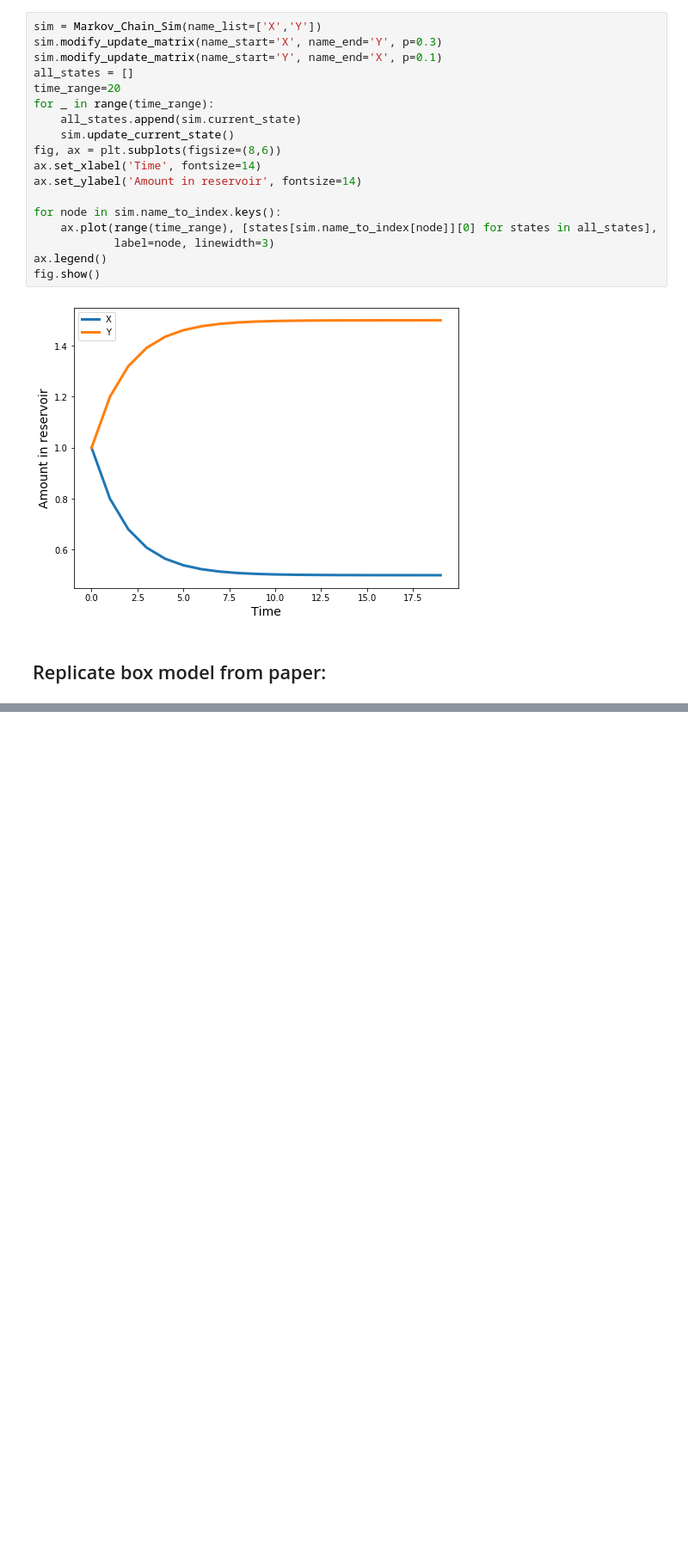
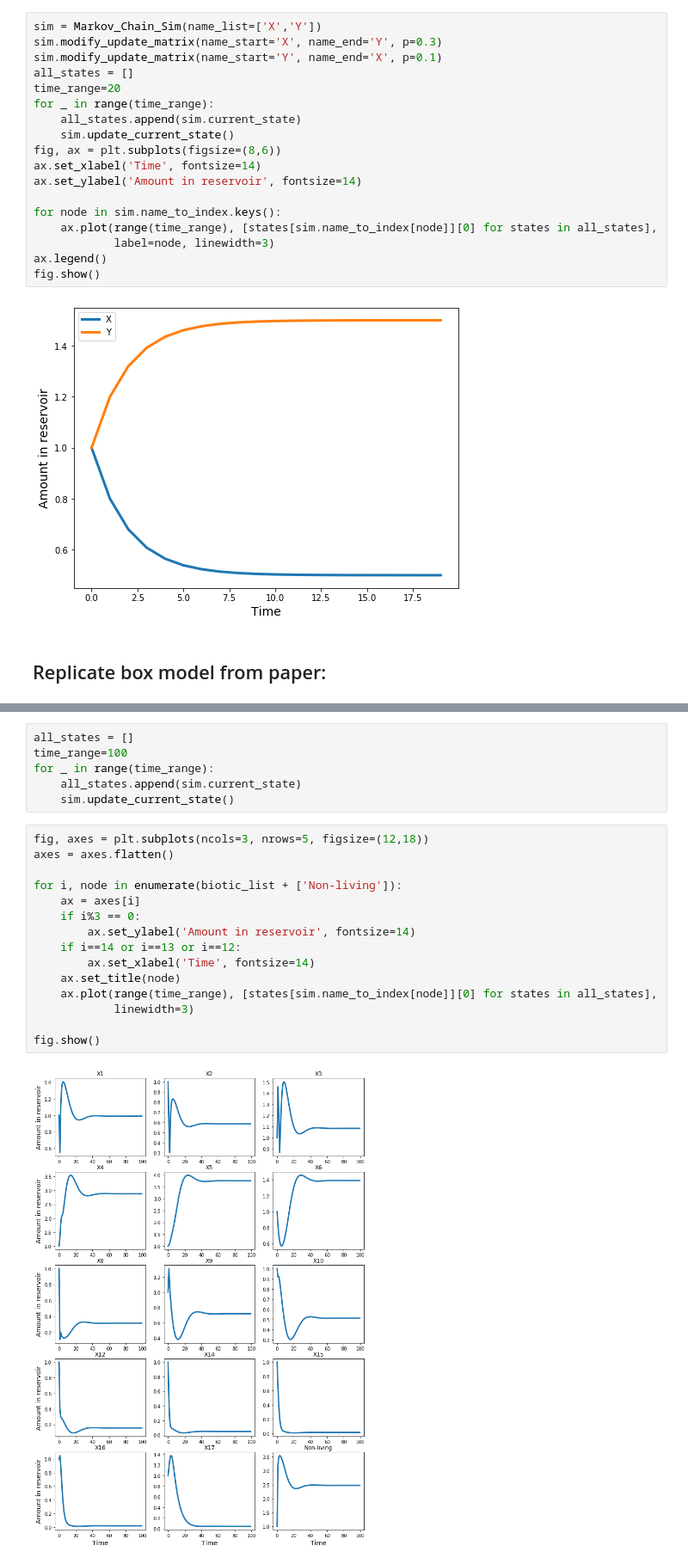
Before and after one commit to quachhungvietnam/Ocean_Biological_Network_Simulation, a Jupyter notebook: Toy_model_2_Markov_chain.ipynb, the cells around one changed output, grey strips where cells are left out. Shown: that part at 86% size. Cells and saved outputs as stored; diff of their text form; blank space fills up the shorter version.

```diff
--- a/Toy_model_2_Markov_chain.ipynb
+++ b/Toy_model_2_Markov_chain.ipynb
@@ -113,0 +165,23 @@ sim.display_markov_chain(node_size=3000, fig_name='simple_3_box_model')
+# %%
+all_states = []
+time_range=100
+for _ in range(time_range):
+    all_states.append(sim.current_state)
+    sim.update_current_state()
+# %%
+fig, axes = plt.subplots(ncols=3, nrows=5, figsize=(12,18))
+axes = axes.flatten()
+
+for i, node in enumerate(biotic_list + ['Non-living']):
+    ax = axes[i]
+    if i%3 == 0:
+        ax.set_ylabel('Amount in reservoir', fontsize=14)
+    if i==14 or i==13 or i==12:
+        ax.set_xlabel('Time', fontsize=14)
+    ax.set_title(node)
+    ax.plot(range(time_range), [states[sim.name_to_index[node]][0] for states in all_states],
+            linewidth=3)
+
+fig.show()
+# %% [output]
+[figure, added]
```
Also changed, not shown: parts of 6 cells of this notebook, 3 other files.
